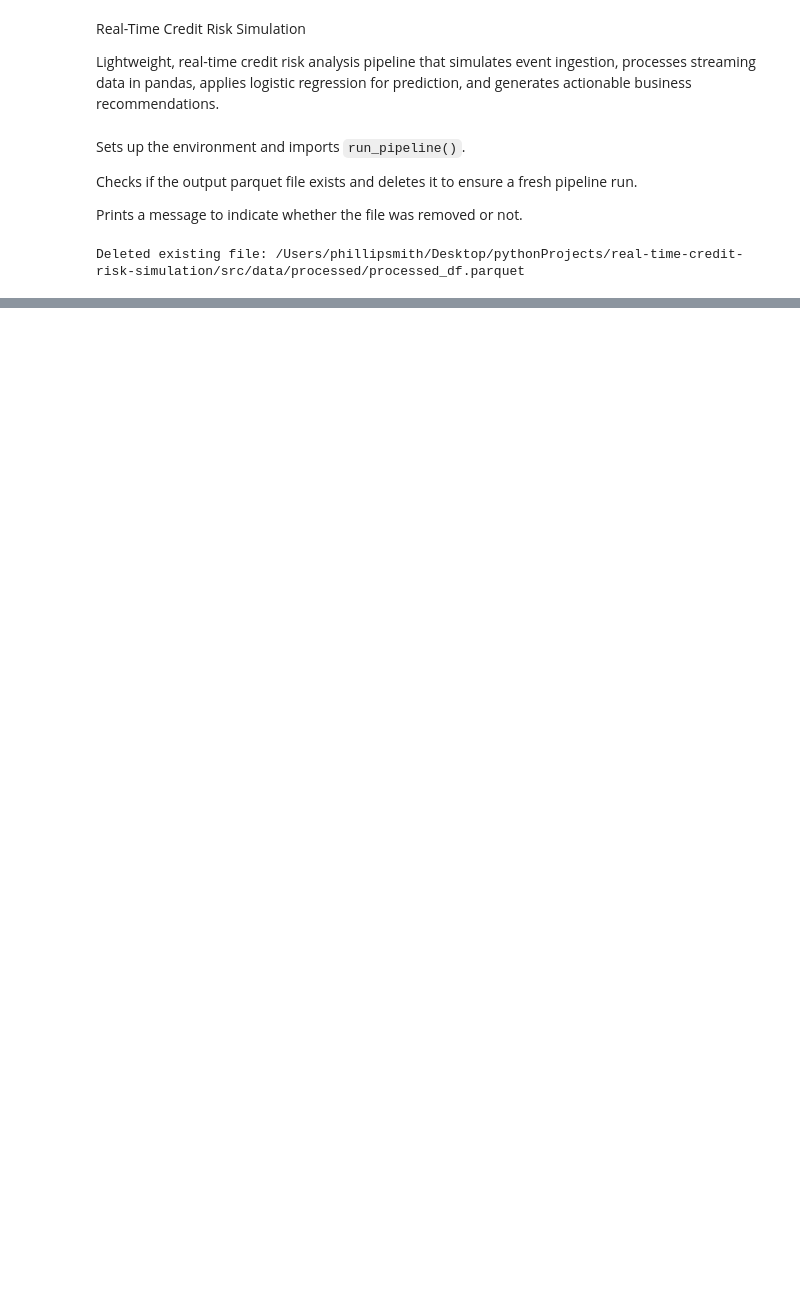
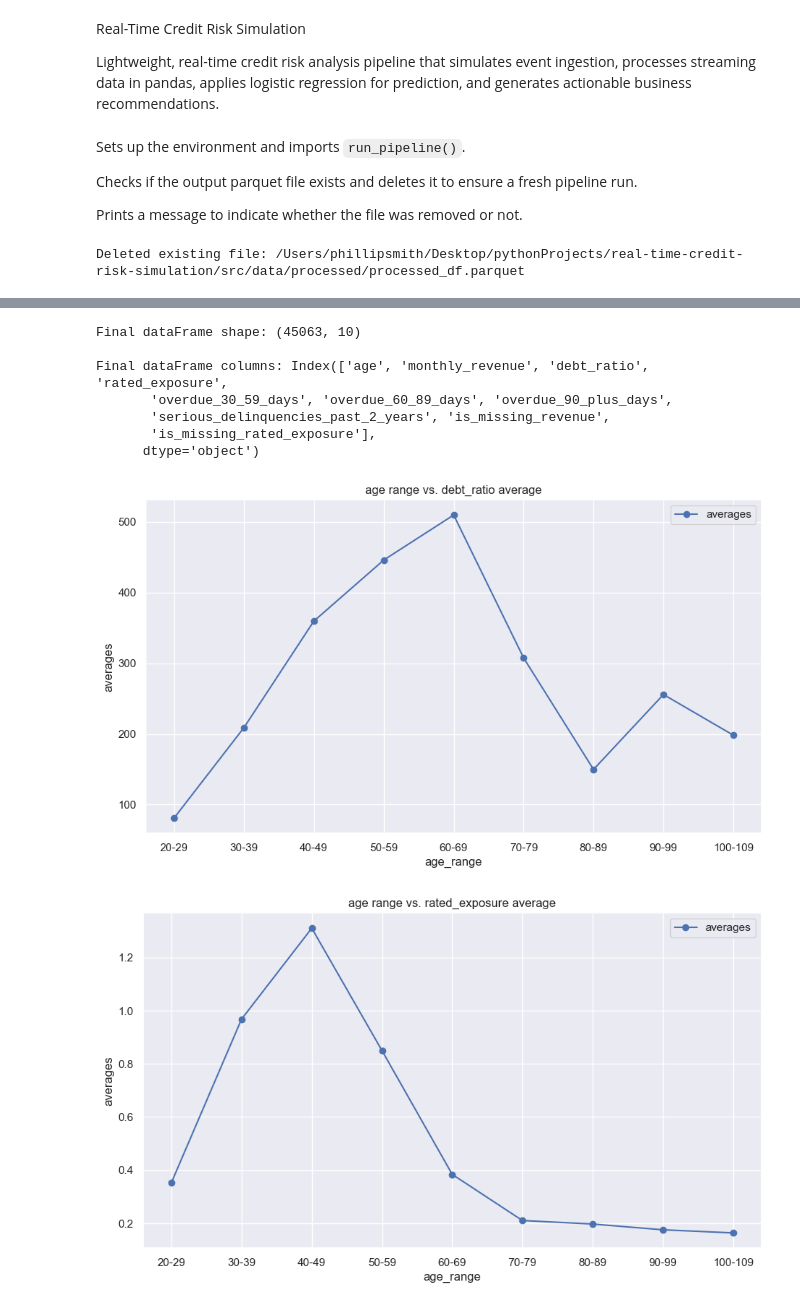
Before and after one commit to PESIII23/real-time-credit-risk-simulation, a Jupyter notebook: src/notebooks/credit_risk_analysis.ipynb, the cells around one changed output, grey strips where cells are left out. Saved outputs shown, nothing was run; the diff lists cells and outputs as text; code cells hidden in the pictures; blank space fills up the shorter version.

```diff
--- a/src/notebooks/credit_risk_analysis.ipynb
+++ b/src/notebooks/credit_risk_analysis.ipynb
@@ -165,0 +121,38 @@ df.describe()
+# %%
+# -----------------------------
+# Custom graphs of the final DataFrame
+# -----------------------------
+if file_path.exists():
+    sns.set_theme()
+    df_custom = pd.read_parquet(file_path, engine='fastparquet')
+    print(f"Final dataFrame shape: {df_custom.shape}\n")
+    print(f"Final dataFrame columns: {df_custom.columns}\n")
+
+    """Line Graphs (Custom)"""
+    Plots.plot_age_range_comparison_avg(df_custom, 'age', 'debt_ratio')
+    Plots.plot_age_range_comparison_avg(df_custom, 'age', 'rated_exposure')
+    Plots.plot_age_range_comparison_avg(df_custom, 'age', 'serious_delinquencies_past_2_years')
+
+    """Pie Graphs (Custom)"""
+    Plots.plot_age_ranges(df_custom, df_custom.columns[0], title='% of Age Ranges')
+
+    """Bar Graphs (Custom)"""
+    Plots.plot_days_overdue_counts(df_custom, 'overdue_30_59_days', x_label='# of Overdue 30-59 Days', y_label='# of People')
+    Plots.plot_days_overdue_counts(df_custom, 'overdue_60_89_days', x_label='# of Overdue 60-89 Days', y_label='# of People')
+    Plots.plot_days_overdue_counts(df_custom, 'overdue_90_plus_days', x_label='# of Overdue 90+ Days', y_label='# of People')
+    Plots.plot_days_overdue_counts(df_custom, 'serious_delinquencies_past_2_years', x_label='# of Delinquencies', y_label='# of People')
+
+    plt.show()
+
+else:
+    print("Pipeline finished but file was not found.")
+# %% [output]
+Final dataFrame shape: (45063, 10)
+
+Final dataFrame columns: Index(['age', 'monthly_revenue', 'debt_ratio', 'rated_exposure',
+       'overdue_30_59_days', 'overdue_60_89_days', 'overdue_90_plus_days',
+       'serious_delinquencies_past_2_years', 'is_missing_revenue',
+       'is_missing_rated_exposure'],
+      dtype='object')
+[figure, added]
+[figure, added]
```
Also changed, not shown: parts of 17 cells of this notebook.
